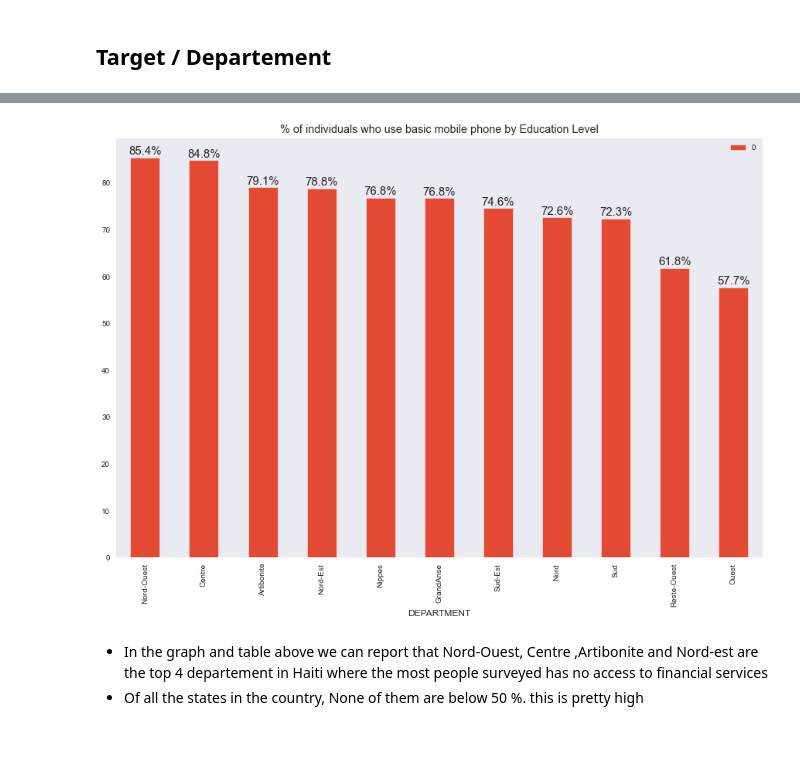
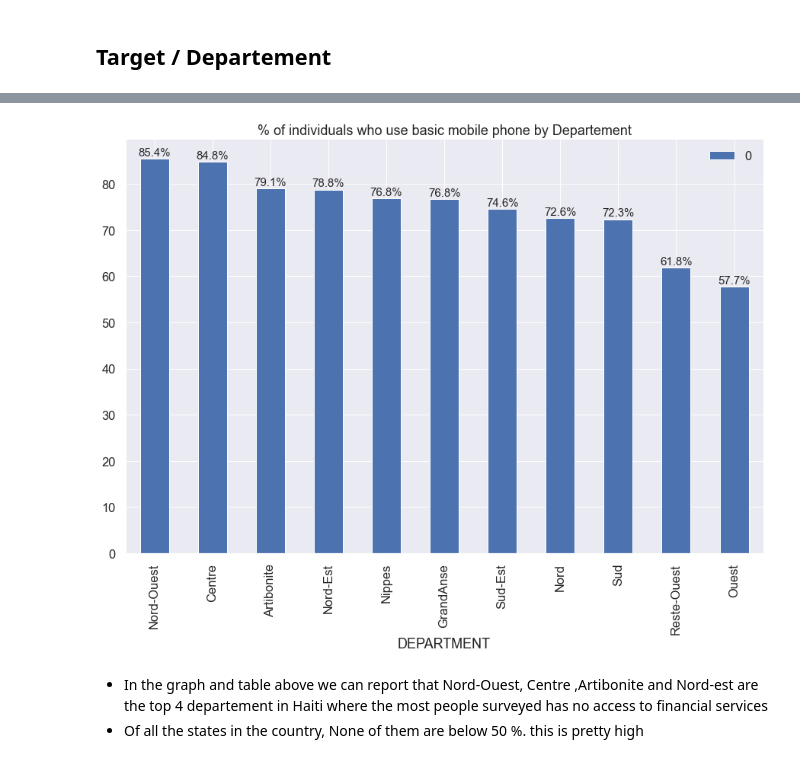
Before and after one commit to VIP509/Finance-Inclusion-1, a Jupyter notebook: Financial Inclusion EDA.ipynb, the cells around one changed output, grey strips where cells are left out. Saved outputs shown, nothing was run; the diff lists cells and outputs as text; code cells hidden in the pictures.

```diff
--- a/Financial Inclusion EDA.ipynb
+++ b/Financial Inclusion EDA.ipynb
@@ -94,7 +94,6 @@ import pandas as pd
 import numpy as np
 import matplotlib.pyplot as plt
 import seaborn as sns
-plt.style.use('ggplot')
 import pyreadstat
 from scipy.stats import chi2_contingency
 from sklearn import preprocessing,  metrics, tree, svm
@@ -108,6 +107,9 @@ import time
 from sklearn.neighbors import KNeighborsClassifier
 from sklearn.naive_bayes import GaussianNB
 from yellowbrick.classifier import ClassificationReport, ROCAUC, ClassBalance,  ConfusionMatrix,DiscriminationThreshold
+import warnings
+warnings.filterwarnings("ignore")
+sns.set_theme()
 # %% [markdown]
 ## Loading the dataset
 # %%
@@ -295,0 +333,4 @@ sns.boxplot(df1['A1.2. How old are you?'])#,bins = bins,kde = True)
+# %%
+sns.set_context("notebook", font_scale=1.5, rc={"lines.linewidth": 2.5})
+sns.color_palette("tab10")
+colhisplot(data = df1, columns  ='A1.2. How old are you?', x = 'Y' )
@@ -455,7 +529,7 @@ ax  = ((df1[df1['Y']==3].groupby(['A.1.4aa What  is the highest level of educati
  4.0: 'Primary',
  5.0: 'Secondary (1st Cycle)',
  6.0: 'Secondary (2nd Cycle)',
- 7.0: 'University/Highr Education'}).plot.bar()
+ 7.0: 'University/Higher Education'}).plot.bar()
 
 fig = plt.gcf()
 fig.set_size_inches(15, 10)
@@ -501,27 +577,27 @@ Dependent (reject H0)
 # %%
 ax = ((df1[df1['Y'] == 0].groupby(['DEPARTMENT', 'Y'])['Y'].count()/df1.groupby(['DEPARTMENT'])['C9. What is your TOTAL PERSONAL MONTHLY INCOME'].count())*100).sort_values(ascending = False).reset_index(level = 1).replace({'Y':ano}).rename(index={1: 'Ouest',
  2.0: 'Artibonite',
  3.0: 'Centre',
  4.0: 'GrandAnse',
  5.0: 'Nippes',
  6.0: 'Nord',
  7.0: 'Nord-Est',
  8.0: 'Nord-Ouest',
  9.0: 'Reste-Ouest',
  10.0: 'Sud',
  11.0: 'Sud-Est'}).plot.bar()
 fig = plt.gcf()
 fig.set_size_inches(15, 10)
-plt.title('% of individuals who use basic mobile phone by Education Level')
+plt.title('% of individuals who use basic mobile phone by Departement')
 
 for bar in ax.patches:
     ax.annotate('{:.1f}%'.format(bar.get_height()),
                    (bar.get_x() + bar.get_width() / 2,
                     bar.get_height()), ha='center', va='center',
                    size=15, xytext=(0, 8),
                    textcoords='offset points')
 # %% [output]
-[figure, old version]
+[figure, new version]
 # %% [markdown]
 * In the graph and table above we can report that Nord-Ouest, Centre ,Artibonite and Nord-est are the top 4 departement in Haiti where the most people surveyed has no access to financial services
 * Of all the states in the country, None of them are below 50 %. this is pretty high
```
Also changed, not shown: parts of 36 cells of this notebook, 1 other file.
